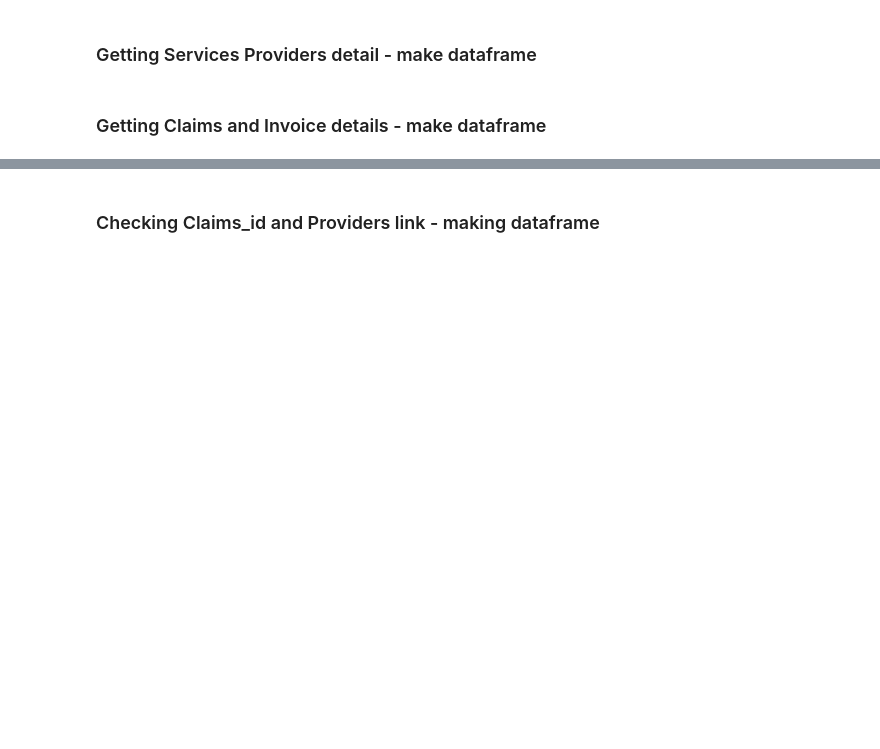
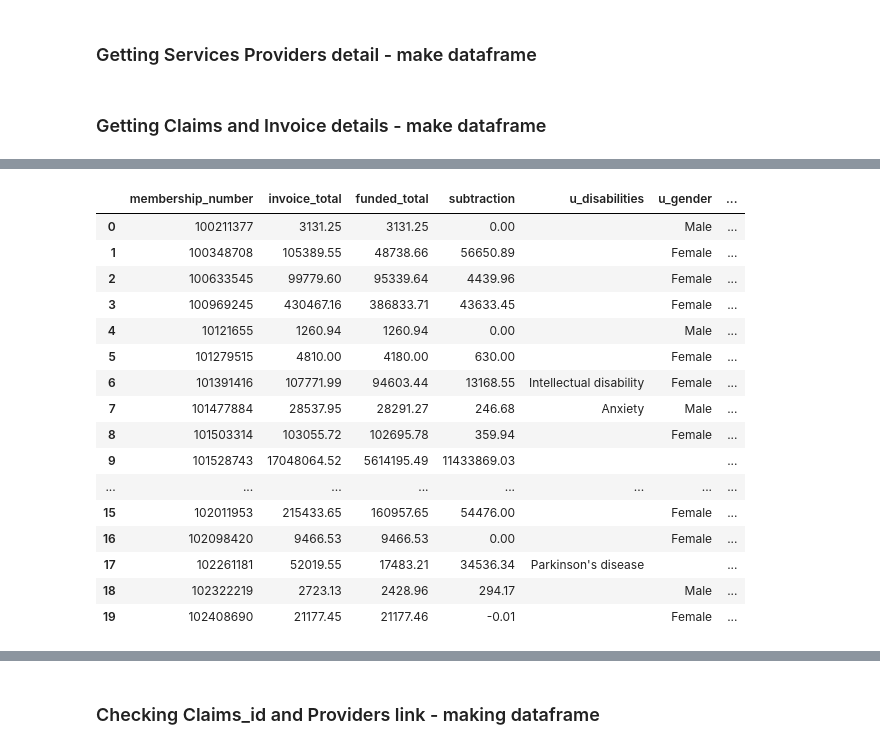
Before and after one commit to TheConMiz/ifn711_leap_in, a Jupyter notebook: LeapIn_Budget_Utilisation.ipynb, the cells around one changed output, grey strips where cells are left out. Saved outputs shown, nothing was run; the diff lists cells and outputs as text; code cells hidden in the pictures; blank space fills up the shorter version.

```diff
--- a/LeapIn_Budget_Utilisation.ipynb
+++ b/LeapIn_Budget_Utilisation.ipynb
@@ -162,0 +288,6 @@ memory usage: 73.9+ MB
+# %%
+#Select interested columns
+cols_of_interest = {'membership_number', 'invoice_total', 'funded_total', 'subtraction', 'status', 'price_zone_code',
+                   'u_disabilities', 'u_gender'}
+df2 = df2[cols_of_interest]
+df2.info()
@@ -162,0 +310,25 @@ memory usage: 73.9+ MB
+# %%
+#Re-arrange that mess
+
+df2 = df2[['membership_number', 'invoice_total', 'funded_total', 'subtraction',
+                   'u_disabilities', 'u_gender','price_zone_code','status']]
+
+df2.head(20)
+# %% [output]
+|  | membership_number | invoice_total | funded_total | subtraction | u_disabilities | u_gender | ... |
+| 0 | 100211377 | 3131.25 | 3131.25 | 0.00 |  | Male | ... |
+| 1 | 100348708 | 105389.55 | 48738.66 | 56650.89 |  | Female | ... |
+| 2 | 100633545 | 99779.60 | 95339.64 | 4439.96 |  | Female | ... |
+| 3 | 100969245 | 430467.16 | 386833.71 | 43633.45 |  | Female | ... |
+| 4 | 10121655 | 1260.94 | 1260.94 | 0.00 |  | Male | ... |
+| 5 | 101279515 | 4810.00 | 4180.00 | 630.00 |  | Female | ... |
+| 6 | 101391416 | 107771.99 | 94603.44 | 13168.55 | Intellectual disability | Female | ... |
+| 7 | 101477884 | 28537.95 | 28291.27 | 246.68 | Anxiety | Male | ... |
+| 8 | 101503314 | 103055.72 | 102695.78 | 359.94 |  | Female | ... |
+| 9 | 101528743 | 17048064.52 | 5614195.49 | 11433869.03 |  |  | ... |
+| ... | ... | ... | ... | ... | ... | ... | ... |
+| 15 | 102011953 | 215433.65 | 160957.65 | 54476.00 |  | Female | ... |
+| 16 | 102098420 | 9466.53 | 9466.53 | 0.00 |  | Female | ... |
+| 17 | 102261181 | 52019.55 | 17483.21 | 34536.34 | Parkinson's disease |  | ... |
+| 18 | 102322219 | 2723.13 | 2428.96 | 294.17 |  | Male | ... |
+| 19 | 102408690 | 21177.45 | 21177.46 | -0.01 |  | Female | ... |
```
Also changed, not shown: parts of 24 cells of this notebook.
